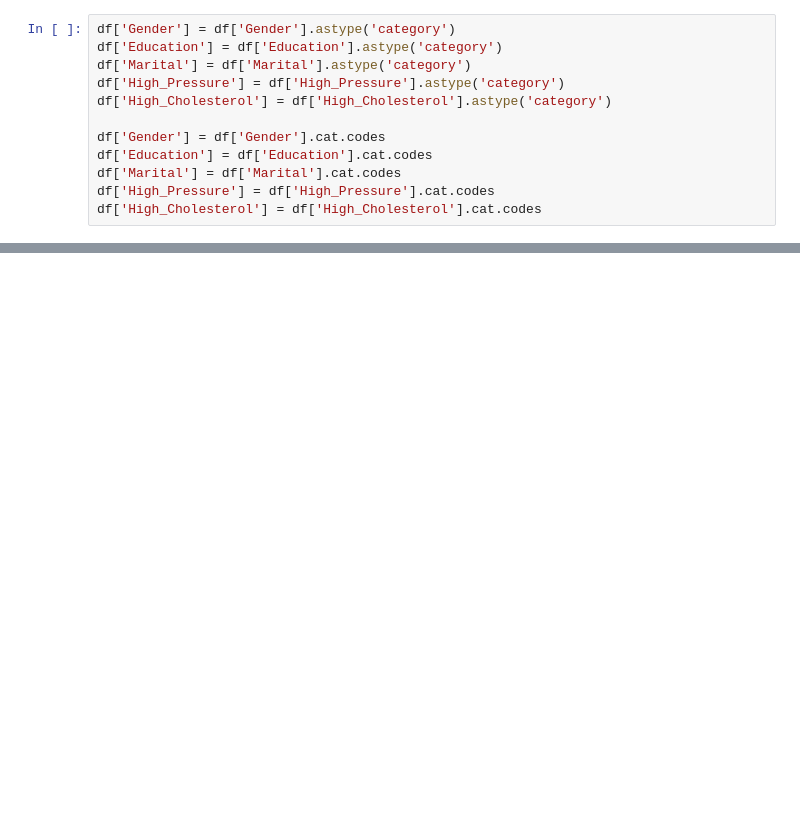
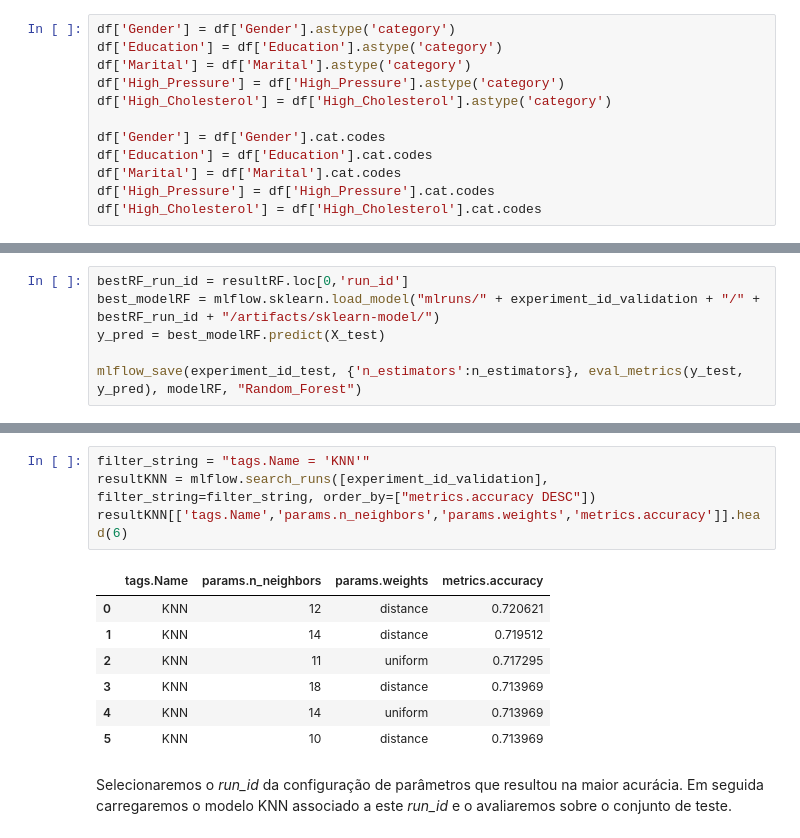
Before and after one commit to vitorp4/Ciencia-de-Dados, a Jupyter notebook: Projeto2.ipynb, the cells around one changed output, grey strips where cells are left out. Cells and saved outputs as stored; diff of their text form; blank space fills up the shorter version.

```diff
--- a/Projeto2.ipynb
+++ b/Projeto2.ipynb
@@ -280,0 +260,6 @@ Recall = 0.656763096168882
+# %%
+bestRF_run_id = resultRF.loc[0,'run_id']
+best_modelRF = mlflow.sklearn.load_model("mlruns/" + experiment_id_validation + "/" + bestRF_run_id + "/artifacts/sklearn-model/")
+y_pred = best_modelRF.predict(X_test)
+
+mlflow_save(experiment_id_test, {'n_estimators':n_estimators}, eval_metrics(y_test, y_pred), modelRF, "Random_Forest")
@@ -280,0 +270,14 @@ Recall = 0.656763096168882
+# %%
+filter_string = "tags.Name = 'KNN'"
+resultKNN = mlflow.search_runs([experiment_id_validation], filter_string=filter_string, order_by=["metrics.accuracy DESC"])
+resultKNN[['tags.Name','params.n_neighbors','params.weights','metrics.accuracy']].head(6)
+# %% [output]
+|  | tags.Name | params.n_neighbors | params.weights | metrics.accuracy |
+| 0 | KNN | 12 | distance | 0.720621 |
+| 1 | KNN | 14 | distance | 0.719512 |
+| 2 | KNN | 11 | uniform | 0.717295 |
+| 3 | KNN | 18 | distance | 0.713969 |
+| 4 | KNN | 14 | uniform | 0.713969 |
+| 5 | KNN | 10 | distance | 0.713969 |
+# %% [markdown]
+Selecionaremos o *run_id* da configuração de parâmetros que resultou na maior acurácia. Em seguida carregaremos o modelo KNN associado a este *run_id* e o avaliaremos sobre o conjunto de teste.
```
Also changed, not shown: parts of 45 cells of this notebook.
